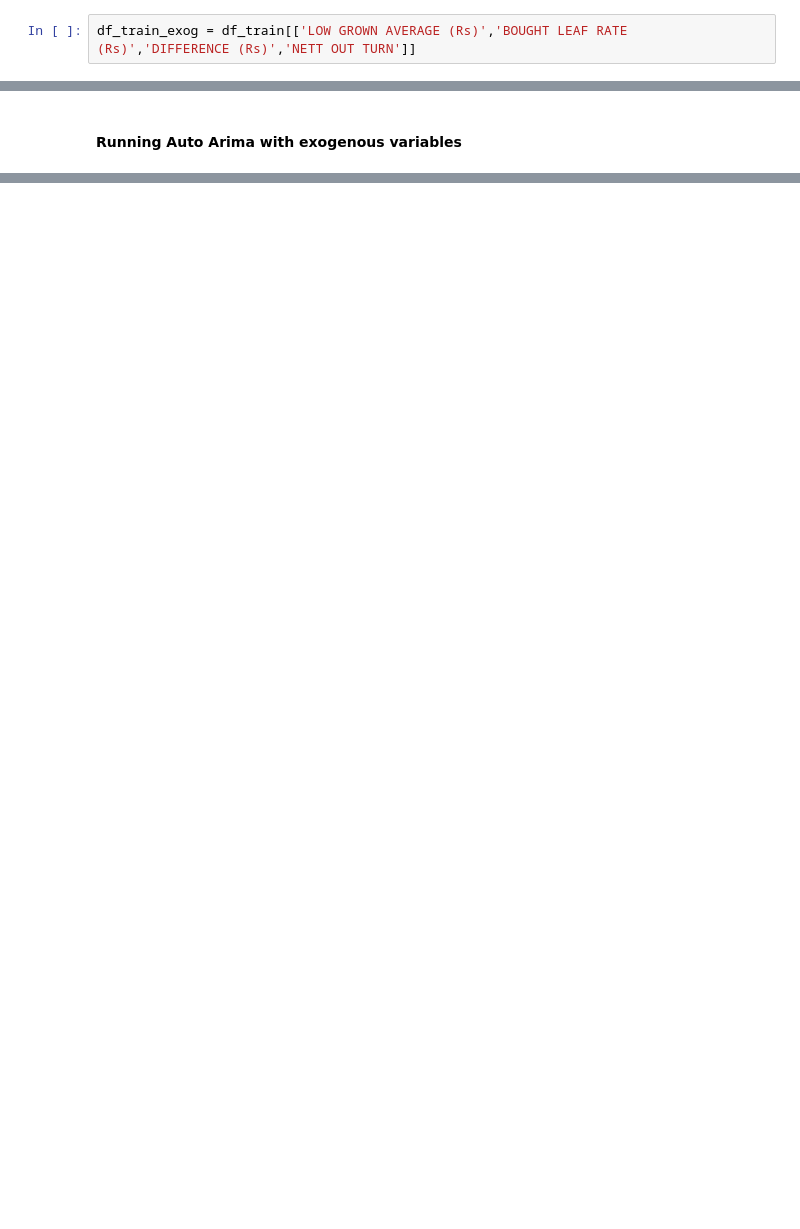
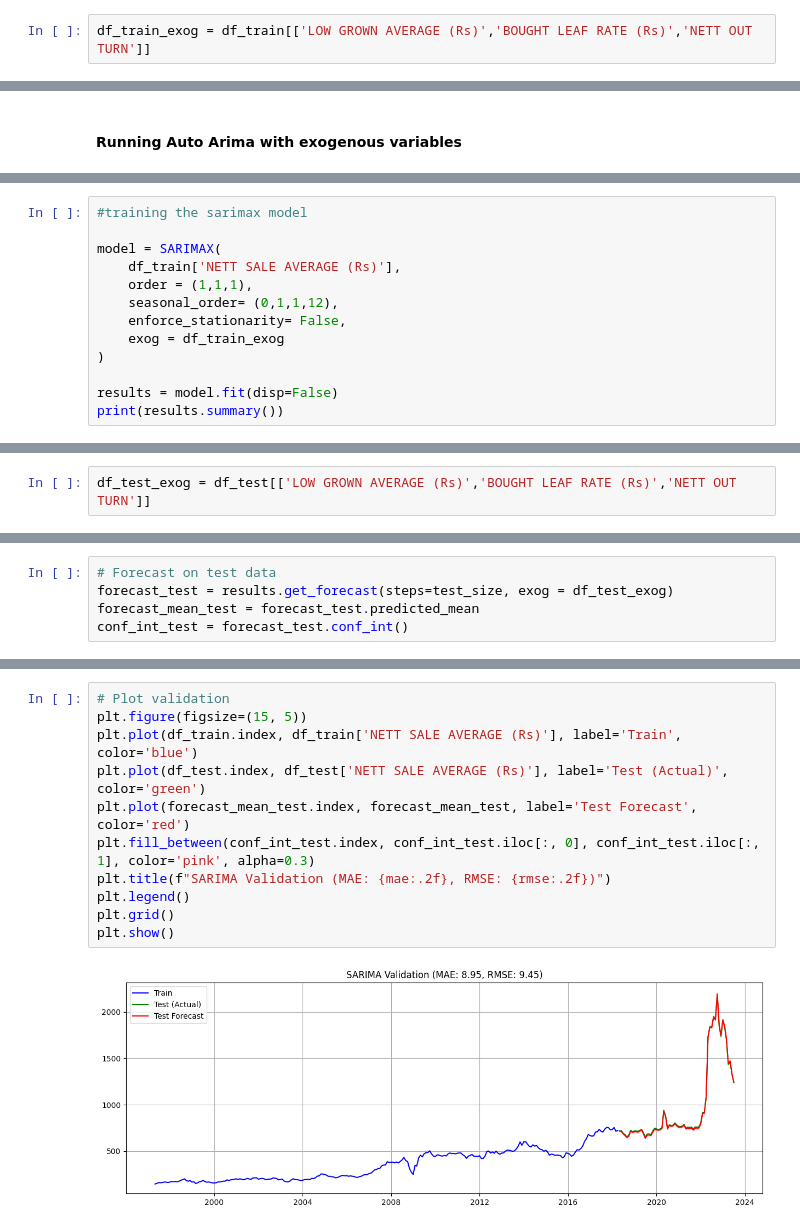
Before and after one commit to NishanD21/Time-Series-Analysis-on-Tea-Production, a Jupyter notebook: analysis.ipynb, the cells around one changed output, grey strips where cells are left out. Saved outputs shown, nothing was run; the diff lists cells and outputs as text; blank space fills up the shorter version.

```diff
--- a/analysis.ipynb
+++ b/analysis.ipynb
@@ -235,7 +235,7 @@ test_size = int(len(df) - train_size)
 df_train = df[:train_size]
 df_test = df[train_size:]
 # %%
-df_train_exog = df_train[['LOW GROWN AVERAGE (Rs)','BOUGHT LEAF RATE (Rs)','DIFFERENCE (Rs)','NETT OUT TURN']]
+df_train_exog = df_train[['LOW GROWN AVERAGE (Rs)','BOUGHT LEAF RATE (Rs)','NETT OUT TURN']]
 # %% [markdown]
 #### ACF and PACF Plots
 # %%
@@ -363,3 +363,16 @@ Performing stepwise search to minimize aic
 
 Warnings:
 [1] Covariance matrix calculated using the outer product of gradients (complex-step).
+# %%
+#training the sarimax model
+
+model = SARIMAX(
+    df_train['NETT SALE AVERAGE (Rs)'],
+    order = (1,1,1),
+    seasonal_order= (0,1,1,12),
+    enforce_stationarity= False,
+    exog = df_train_exog
+)
+
+results = model.fit(disp=False)
+print(results.summary())
@@ -365,0 +397,2 @@ Warnings:
+# %%
+df_test_exog = df_test[['LOW GROWN AVERAGE (Rs)','BOUGHT LEAF RATE (Rs)','NETT OUT TURN']]
@@ -365,0 +401,5 @@ Warnings:
+# %%
+# Forecast on test data
+forecast_test = results.get_forecast(steps=test_size, exog = df_test_exog)
+forecast_mean_test = forecast_test.predicted_mean
+conf_int_test = forecast_test.conf_int()
@@ -365,0 +419,13 @@ Warnings:
+# %%
+# Plot validation
+plt.figure(figsize=(15, 5))
+plt.plot(df_train.index, df_train['NETT SALE AVERAGE (Rs)'], label='Train', color='blue')
+plt.plot(df_test.index, df_test['NETT SALE AVERAGE (Rs)'], label='Test (Actual)', color='green')
+plt.plot(forecast_mean_test.index, forecast_mean_test, label='Test Forecast', color='red')
+plt.fill_between(conf_int_test.index, conf_int_test.iloc[:, 0], conf_int_test.iloc[:, 1], color='pink', alpha=0.3)
+plt.title(f"SARIMA Validation (MAE: {mae:.2f}, RMSE: {rmse:.2f})")
+plt.legend()
+plt.grid()
+plt.show()
+# %% [output]
+[figure, added]
```
Also changed, not shown: parts of 9 cells of this notebook.
